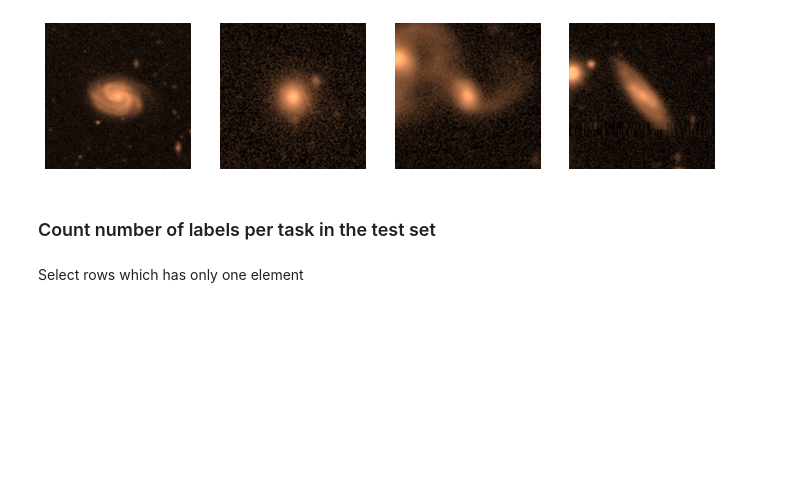
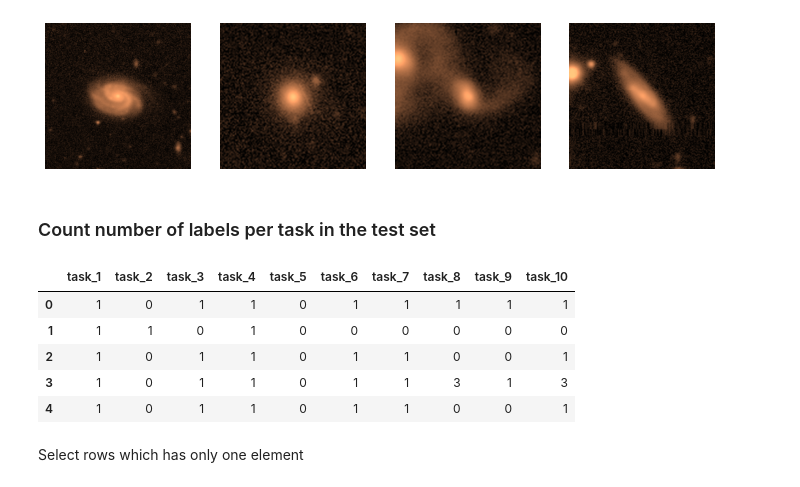
Before and after one commit to Harry45/MTL, a Jupyter notebook: decals.ipynb, the cells around one changed output. Drawn from its saved outputs; the diff is of its cells as text; code cells hidden in the pictures; blank space fills up the shorter version.

```diff
--- a/decals.ipynb
+++ b/decals.ipynb
@@ -716,6 +716,15 @@ for i in range(10):
     tree_test_counts.append(count_element(tree_test_df, 'task_'+str(i+1)))
 # %%
 tree_test_counts = pd.concat(tree_test_counts, axis = 1)
+# %%
+tree_test_counts.head()
+# %% [output]
+|  | task_1 | task_2 | task_3 | task_4 | task_5 | task_6 | task_7 | task_8 | task_9 | task_10 |
+| 0 | 1 | 0 | 1 | 1 | 0 | 1 | 1 | 1 | 1 | 1 |
+| 1 | 1 | 1 | 0 | 1 | 0 | 0 | 0 | 0 | 0 | 0 |
+| 2 | 1 | 0 | 1 | 1 | 0 | 1 | 1 | 0 | 0 | 1 |
+| 3 | 1 | 0 | 1 | 1 | 0 | 1 | 1 | 3 | 1 | 3 |
+| 4 | 1 | 0 | 1 | 1 | 0 | 1 | 1 | 0 | 0 | 1 |
 # %% [markdown]
 Select rows which has only one element
 # %%
```
Also changed, not shown: parts of 9 cells of this notebook, 1 other file.
